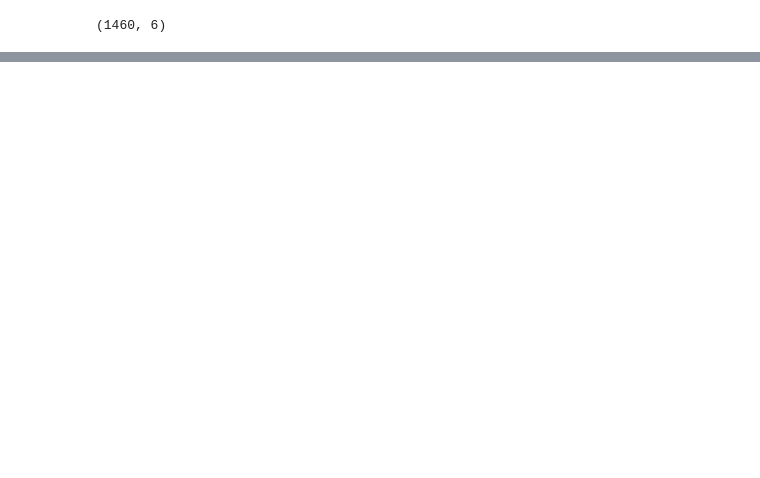
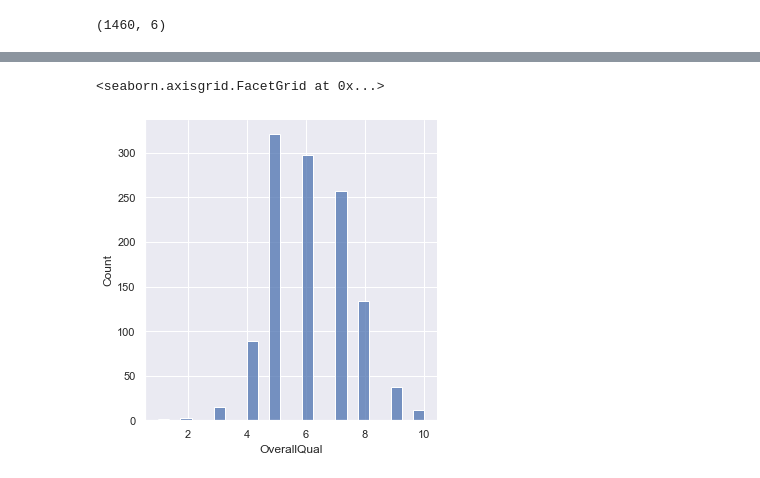
Before and after one commit to alejandrarodas/proyecto_final, a Jupyter notebook: proyecto/proyecto_final.ipynb, the cells around one changed output, grey strips where cells are left out. Saved outputs shown, nothing was run; the diff lists cells and outputs as text; code cells hidden in the pictures; blank space fills up the shorter version.

```diff
--- a/proyecto/proyecto_final.ipynb
+++ b/proyecto/proyecto_final.ipynb
@@ -157,0 +172,5 @@ dataset['LotFrontage'].hist()
+# %%
+sns.displot(dataTraining.OverallQual)
+# %% [output]
+<seaborn.axisgrid.FacetGrid at 0x...>
+[figure, added]
```
Also changed, not shown: parts of 43 cells of this notebook, 1 other file.
